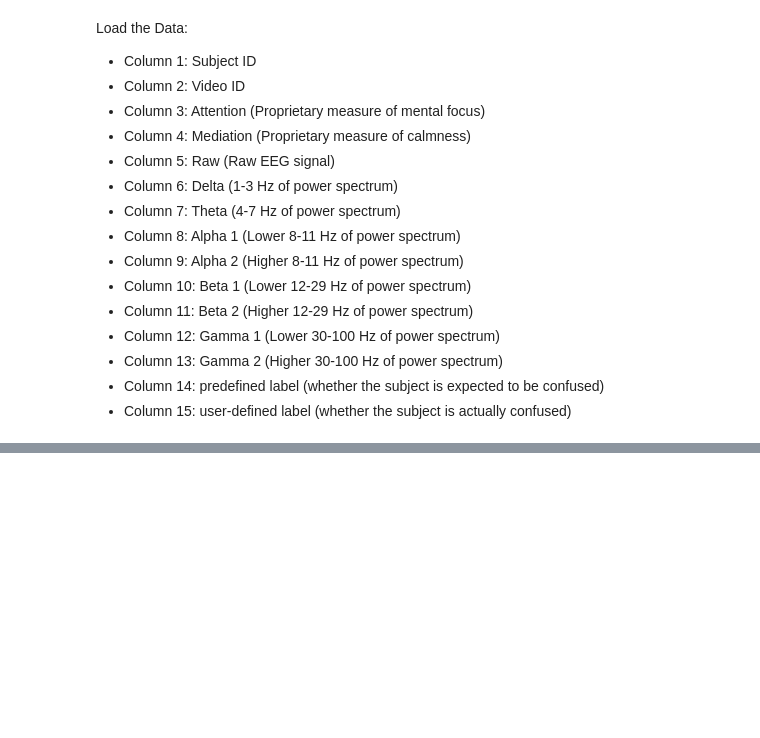
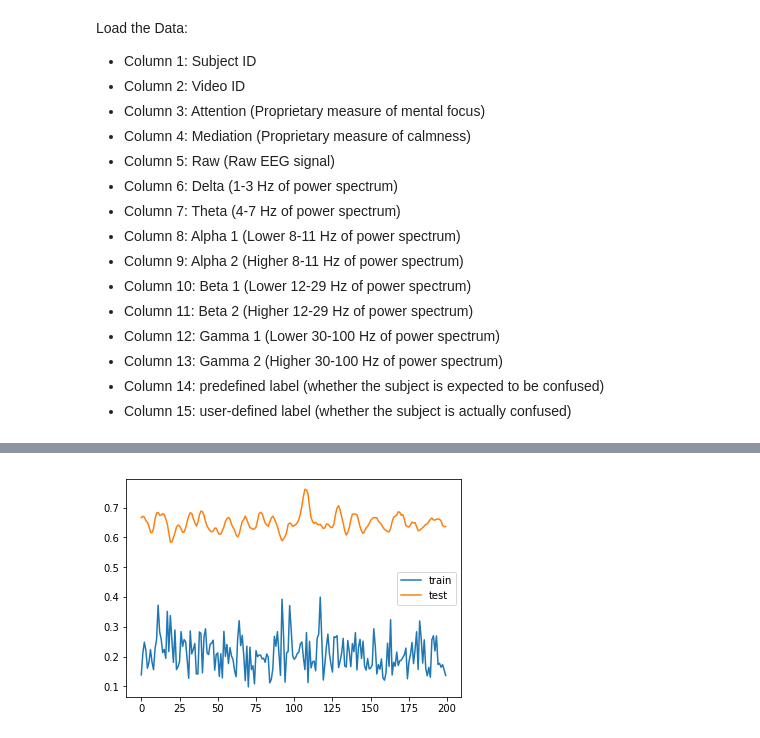
Before and after one commit to mehmani/DNNs-for-EEG-Signals, a Jupyter notebook: Untitled.ipynb, the cells around one changed output, grey strips where cells are left out. Saved outputs shown, nothing was run; the diff lists cells and outputs as text; code cells hidden in the pictures; blank space fills up the shorter version.

```diff
--- a/Untitled.ipynb
+++ b/Untitled.ipynb
@@ -27,0 +514,28 @@ plt.show()
+# %%
+# define the model
+from keras.layers.convolutional import Conv2D
+from keras.layers.convolutional import MaxPooling2D
+from random import random
+from random import randint
+from numpy import array
+from numpy import zeros
+from keras.models import Sequential
+from keras.layers import LSTM
+from keras.layers import Dense
+from keras.layers import Flatten
+from keras.layers import TimeDistributed
+from keras.layers import Bidirectional
+from keras.layers import Dropout
+
+model6 = Sequential()
+model6.add(TimeDistributed(Conv2D(5, (5,5), activation='relu'),
+input_shape=(None,A,11,1)))
+model6.add(Dropout(0.9))
+model6.add(TimeDistributed(MaxPooling2D(pool_size=(2, 2))))
+model6.add(TimeDistributed(Flatten()))
+model6.add(LSTM(50, return_sequences=True))
+model6.add(Dropout(0.9))
+model6.add(LSTM(50))
+model6.add(Dense(1, activation='sigmoid'))
+model6.compile(loss='binary_crossentropy', optimizer='adam', metrics=['acc'])
+print(model6.summary())
@@ -27,0 +560,14 @@ plt.show()
+# %%
+Xtrain = Xtrain.reshape(-1, 1, 144, 11, 1)
+Xtest = Xtest.reshape(-1, 1, 144, 11, 1)
+# %%
+np.random.seed = 3
+history = model6.fit(Xtrain, ytrain, epochs=200, batch_size=30, validation_data=(Xtest, ytest), verbose=0)
+# %%
+# plot history
+plt.plot(history.history['loss'], label='train')
+plt.plot(history.history['val_loss'], label='test')
+plt.legend()
+plt.show()
+# %% [output]
+[figure, added]
```
Also changed, not shown: parts of 36 cells of this notebook, 4 other files.
